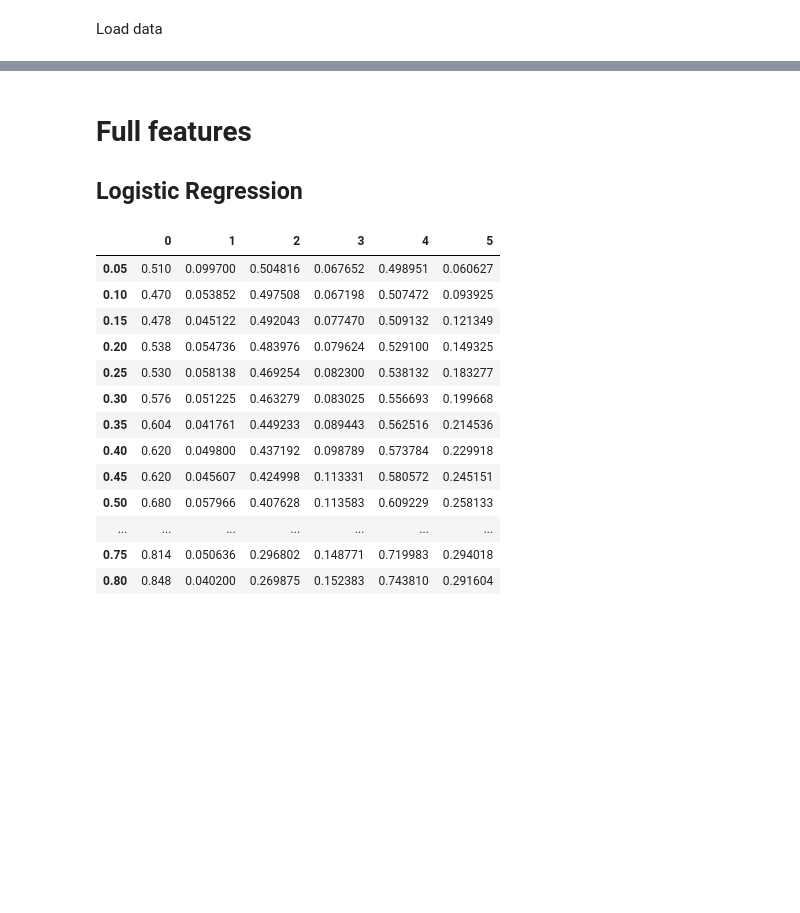
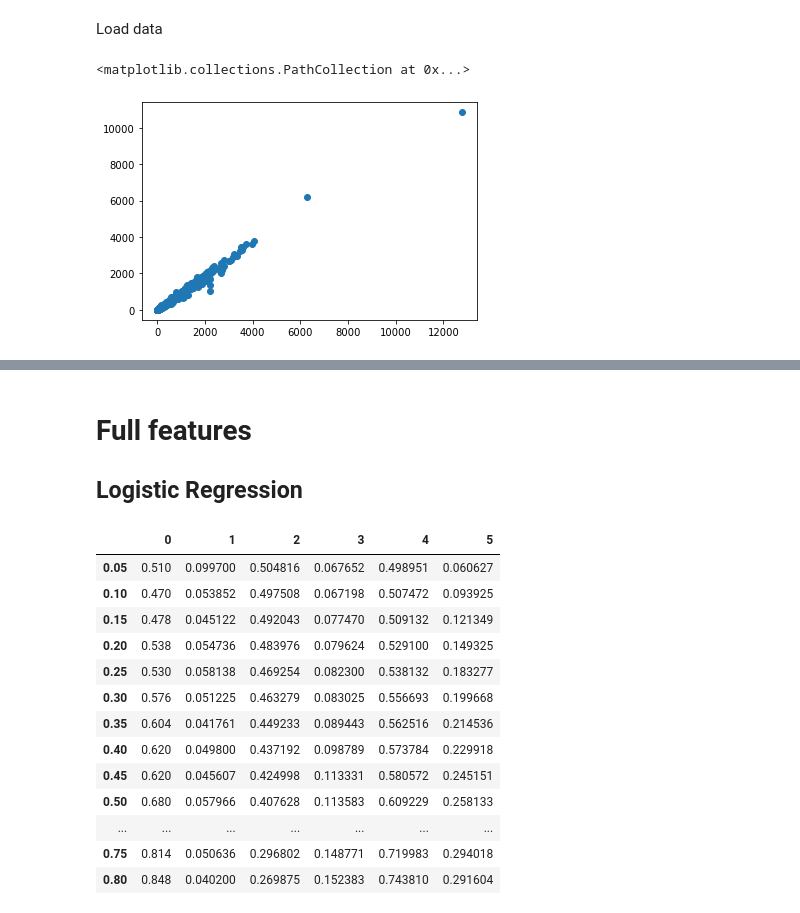
Before and after one commit to RenlyH/AttentionSet-cell-painting, a Jupyter notebook: base_exp.ipynb, the cells around one changed output, grey strips where cells are left out. Saved outputs shown, nothing was run; the diff lists cells and outputs as text; code cells hidden in the pictures; blank space fills up the shorter version.

```diff
--- a/base_exp.ipynb
+++ b/base_exp.ipynb
@@ -25,3 +25,8 @@ Load data
 drop_NA_data=pd.read_csv("moa_data_drop_NA.csv", index_col=0)
 # %%
 mini_data = pd.read_csv("mini_moa_data_drop_NA.csv", index_col = 0)
+# %%
+plt.scatter(mini_data['Texture_SumVariance_Actin_5_02_Cells'],mini_data['Texture_SumVariance_Actin_5_03_Cells'])
+# %% [output]
+<matplotlib.collections.PathCollection at 0x...>
+[figure, added]
```
Also changed, not shown: parts of 5 cells of this notebook, 3 other files.
